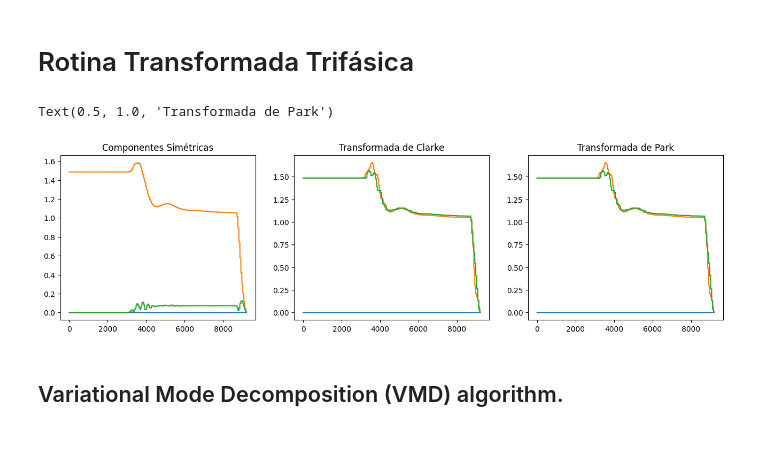
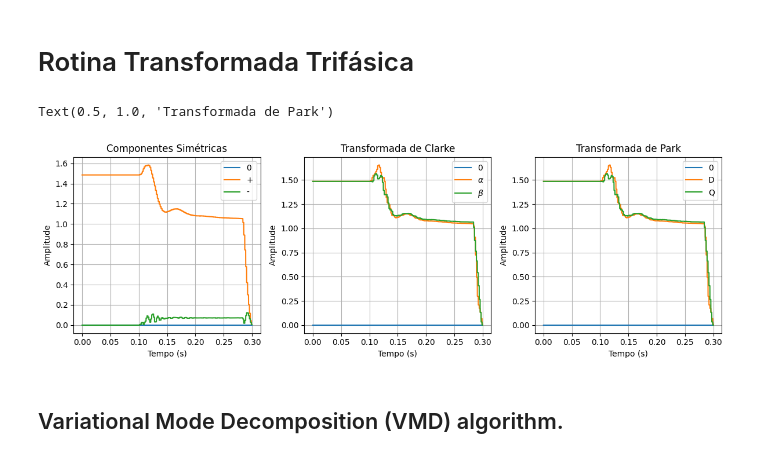
Before and after one commit to EESC-USP-FaultAI/preprocessing, a Jupyter notebook: Rotinas/main.ipynb, the cells around one changed output. Cells and saved outputs as stored; diff of their text form; code cells hidden in the pictures.

```diff
--- a/Rotinas/main.ipynb
+++ b/Rotinas/main.ipynb
@@ -96,38 +154,65 @@ plt.legend()
 # Rotina Transformada Trifásica
 # %%
 from functions.TT import clarke, park, componentes_simetricas
-Va = np.fft.fft(all_signals[:, i_col])[int(60*0.3)]/nSamples
-Vb = np.fft.fft(all_signals[:, i_col+1])[int(60*0.3)]/nSamples
-Vc = np.fft.fft(all_signals[:, i_col+2])[int(60*0.3)]/nSamples
+from numpy.fft import fft
+from functions.TT.clarke import clarke_ABCtoAB0
+from functions.TT.park import park_ABCtoDQ
+from functions.TT.componentes_simetricas import comp_sim_ABCto012
+
 
 window = int(fs/60)
 window_step = int(0.1/60*fs)
 signal_compSym = np.zeros((nSamples, 3), dtype=complex)
 signal_clarke = np.zeros((nSamples, 3), dtype=complex)
 signal_park = np.zeros((nSamples, 3), dtype=complex)
+
 i = 0
 while i < nSamples:
-    Va = np.fft.fft(all_signals[i:i+window, i_col])[1]/window
-    Vb = np.fft.fft(all_signals[i:i+window, i_col+1])[1]/window
-    Vc = np.fft.fft(all_signals[i:i+window, i_col+2])[1]/window
-    signal_compSym[i:i+window_step] = componentes_simetricas.comp_sim_ABCto012(Va, Vb, Vc)
-    signal_clarke[i:i+window_step] = clarke.clarke_ABCtoAB0(Va, Vb, Vc)
-    signal_park[i:i+window_step] = park.park_ABCtoDQ(Va, Vb, Vc, 0)
+    Va = fft(all_signals[i:i+window, 0])[1]/window
+    Vb = fft(all_signals[i:i+window, 1])[1]/window
+    Vc = fft(all_signals[i:i+window, 2])[1]/window
+    signal_compSym[i:i+window_step] = comp_sim_ABCto012(Va, Vb, Vc)
+    signal_clarke[i:i+window_step] = clarke_ABCtoAB0(Va, Vb, Vc)
+    signal_park[i:i+window_step] = park_ABCtoDQ(Va, Vb, Vc, 0)
     i += window_step
 
-plt.figure(figsize=(16, 4))
+plt.figure(figsize=(12, 4))
+
 plt.subplot(1,3,1)
-plt.plot(np.abs(signal_compSym), label='Componentes Simétricas')
+plt.plot(t, np.abs(signal_compSym[:,0]), label='0')
+plt.plot(t, np.abs(signal_compSym[:,1]), label='+')
+plt.plot(t, np.abs(signal_compSym[:,2]), label='-')
+plt.xlabel('Tempo (s)')
+plt.ylabel('Amplitude')
+plt.tight_layout()
+plt.legend()
+plt.grid(True)
 plt.title('Componentes Simétricas')
+
 plt.subplot(1,3,2)
-plt.plot(np.abs(signal_clarke), label='Transformada de Clarke')
+plt.plot(t, np.abs(signal_clarke[:,0]), label='0')
+plt.plot(t, np.abs(signal_clarke[:,1]), label=r'$\alpha$')
+plt.plot(t, np.abs(signal_clarke[:,2]), label=r'$\beta$')
+plt.legend()
+plt.xlabel('Tempo (s)')
+plt.ylabel('Amplitude')
+plt.tight_layout()
+plt.grid(True)
 plt.title('Transformada de Clarke')
+
 plt.subplot(1,3,3)
-plot = plt.plot(np.abs(signal_park), label='Transformada de Park')
+plot = plt.plot(t, np.abs(signal_park[:,0]), label='0')
+plot = plt.plot(t, np.abs(signal_park[:,1]), label='D')
+plot = plt.plot(t, np.abs(signal_park[:,2]), label='Q')
+plt.legend()
+plt.xlabel('Tempo (s)')
+plt.ylabel('Amplitude')
+plt.tight_layout()
+plt.grid(True)
 plt.title('Transformada de Park')
 # %% [output]
 Text(0.5, 1.0, 'Transformada de Park')
-[figure, old version]
+[figure, new version]
 # %% [markdown]
 ## Variational Mode Decomposition (VMD) algorithm.
 # %%
```
Also changed, not shown: parts of 6 cells of this notebook, 9 other files.
